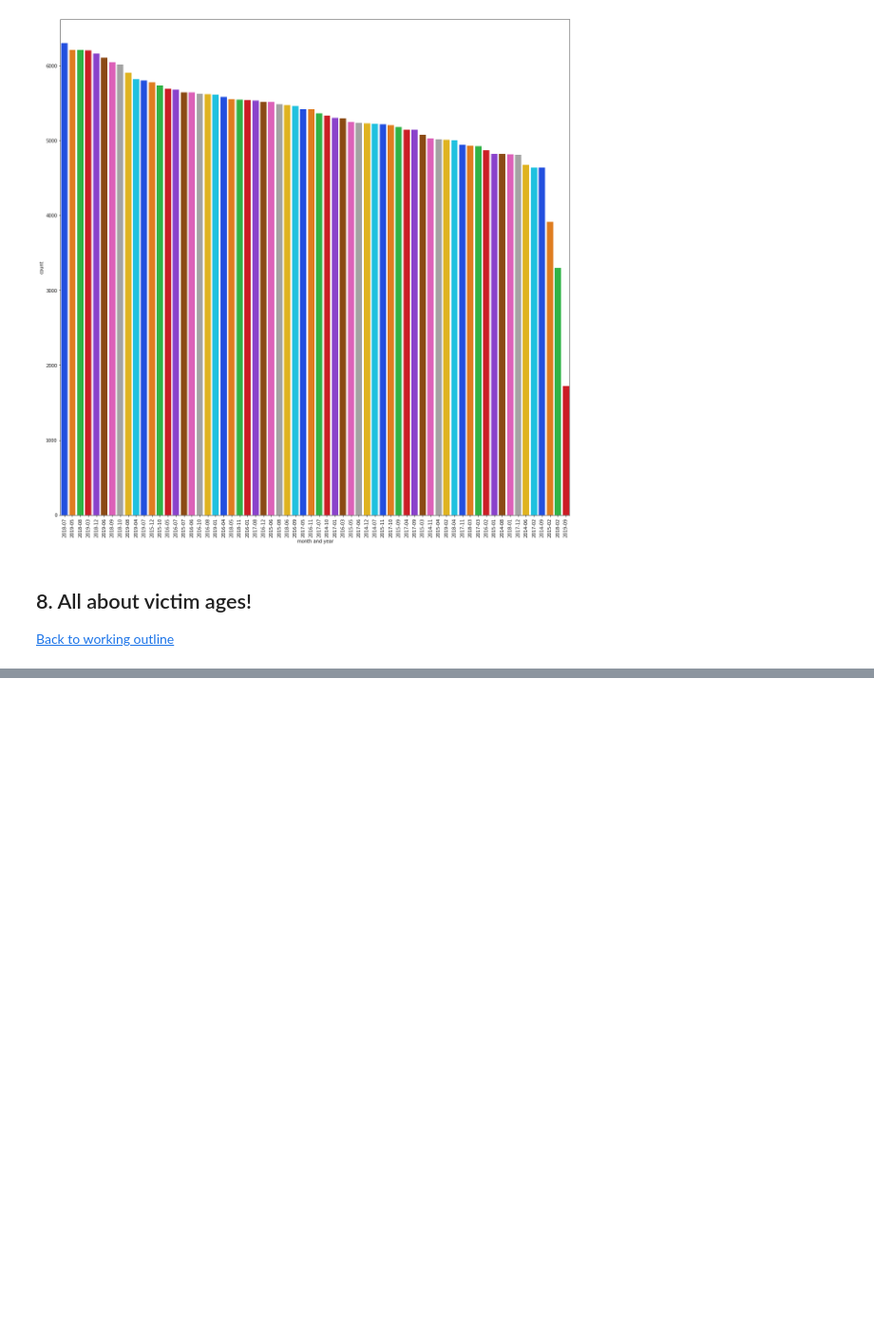
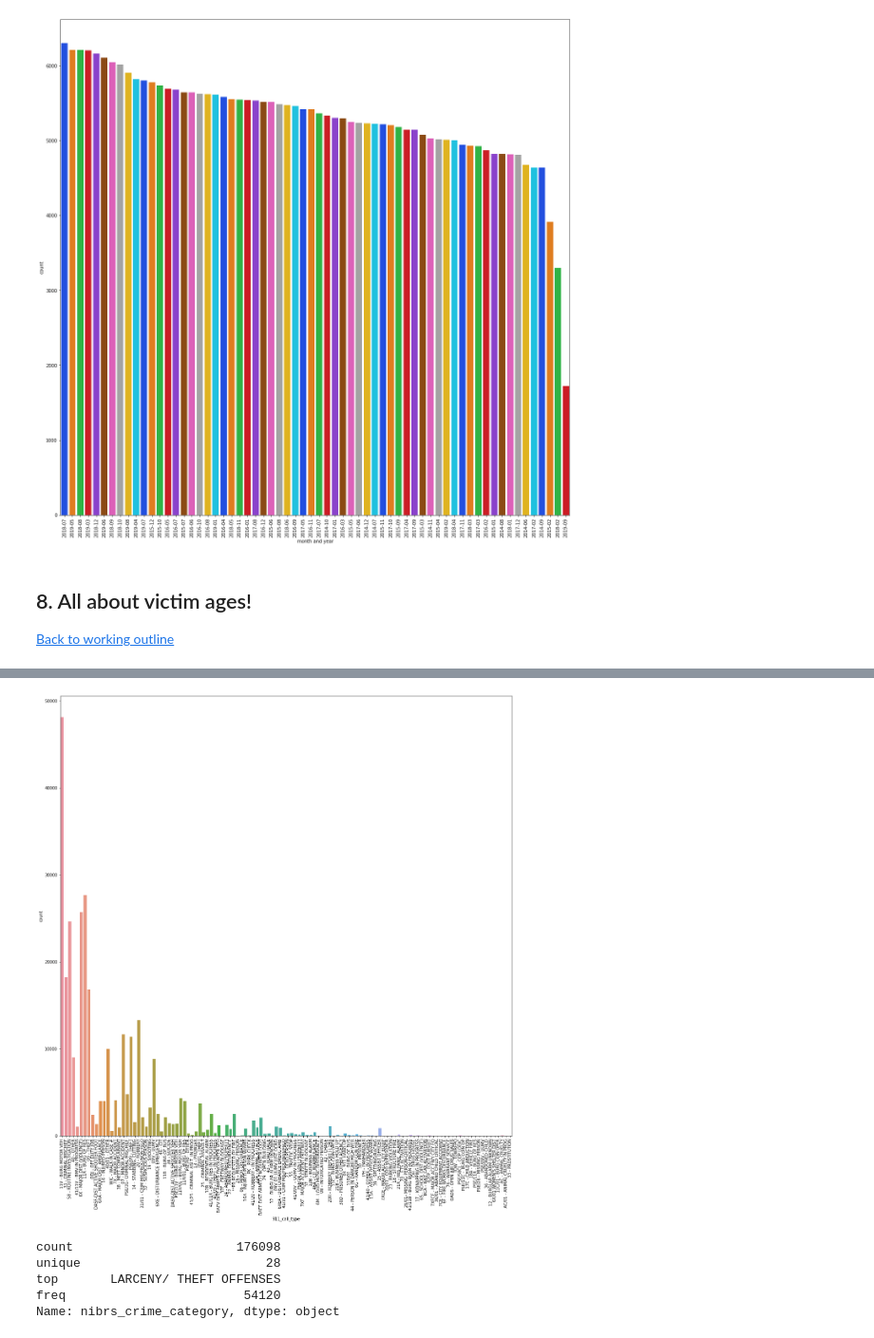
Before and after one commit to SteeleAlloy/final_capstone, a Jupyter notebook: dpd_data_eda.ipynb, the cells around one changed output, grey strips where cells are left out. Shown at 95% size. Saved outputs shown, nothing was run; the diff lists cells and outputs as text; code cells hidden in the pictures; blank space fills up the shorter version.

```diff
--- a/dpd_data_eda.ipynb
+++ b/dpd_data_eda.ipynb
@@ -586,0 +604,3 @@ df.loc[(df['victim_age'] < 122) & (df['year'] > 2014), :].shape
+# %%
+# Converting the age into an interger to make it easier to deal with!
+df['victim_age'] = df['victim_age'].astype(int)
@@ -586,0 +650,3 @@ df.loc[(df['victim_age'] < 122) & (df['year'] > 2014), :].shape
+# %%
+# This pulls only the info we need - we are just keeing the relevant, non-typo data!
+df = df.loc[(df['victim_age'] < 122) & (df['year'] > 2014), :]
@@ -586,0 +742,16 @@ df.loc[(df['victim_age'] < 122) & (df['year'] > 2014), :].shape
+# %%
+# Can we visualize this?
+plt.figure(figsize= (20,20))
+sns.countplot(df['911_call_type'])
+plt.xticks(rotation = 90);
+# %% [output]
+[figure, added]
+# %%
+# How do these types of labels for crimes look in comparison to the other type qualifier?
+df['nibrs_crime_category'].describe()
+# %% [output]
+count                      176098
+unique                         28
+top       LARCENY/ THEFT OFFENSES
+freq                        54120
+Name: nibrs_crime_category, dtype: object
```
Also changed, not shown: parts of 68 cells of this notebook, 3 other files.
